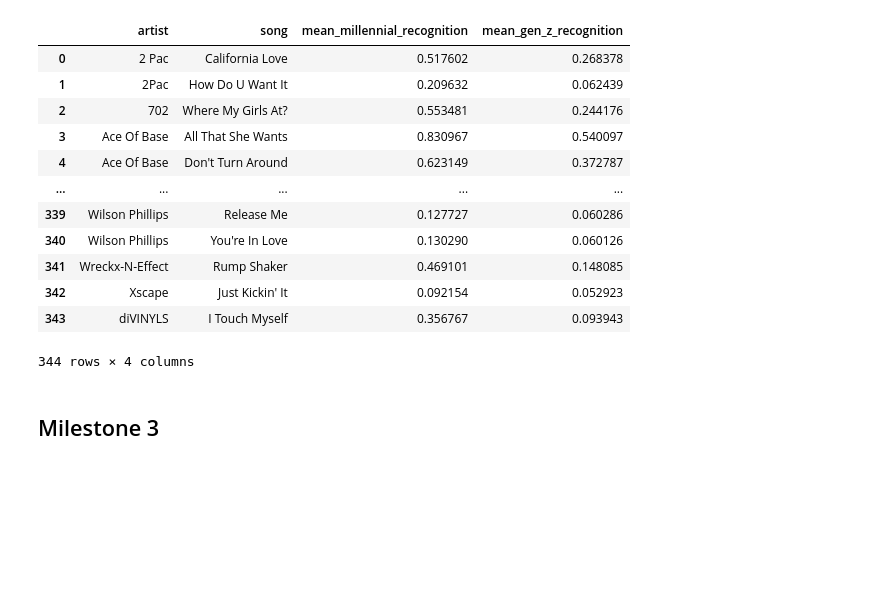
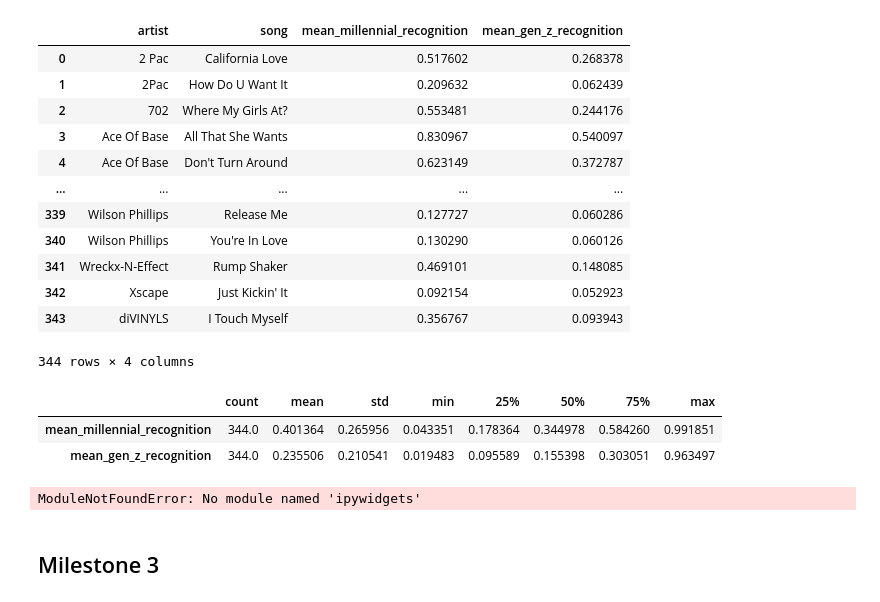
Before and after one commit to data301-2021-winter1/project-group41-project, a Jupyter notebook: notebooks/analysis2.ipynb, the cells around one changed output. Saved outputs shown, nothing was run; the diff lists cells and outputs as text; code cells hidden in the pictures; blank space fills up the shorter version.

```diff
--- a/notebooks/analysis2.ipynb
+++ b/notebooks/analysis2.ipynb
@@ -28,6 +29,16 @@ df
 | 342 | Xscape | Just Kickin' It | 0.092154 | 0.052923 |
 | 343 | diVINYLS | I Touch Myself | 0.356767 | 0.093943 |
 344 rows × 4 columns
+# %%
+df.describe().T
+# %% [output]
+|  | count | mean | std | min | 25% | 50% | 75% | max |
+| mean_millennial_recognition | 344.0 | 0.401364 | 0.265956 | 0.043351 | 0.178364 | 0.344978 | 0.584260 | 0.991851 |
+| mean_gen_z_recognition | 344.0 | 0.235506 | 0.210541 | 0.019483 | 0.095589 | 0.155398 | 0.303051 | 0.963497 |
+# %%
+ProfileReport(df).to_notebook_iframe()
+# %% [output]
+ModuleNotFoundError: No module named 'ipywidgets'
 # %% [markdown]
 ## Milestone 3
 # %% [markdown]
```
Also changed, not shown: parts of 1 cell of this notebook, 2 other files.
